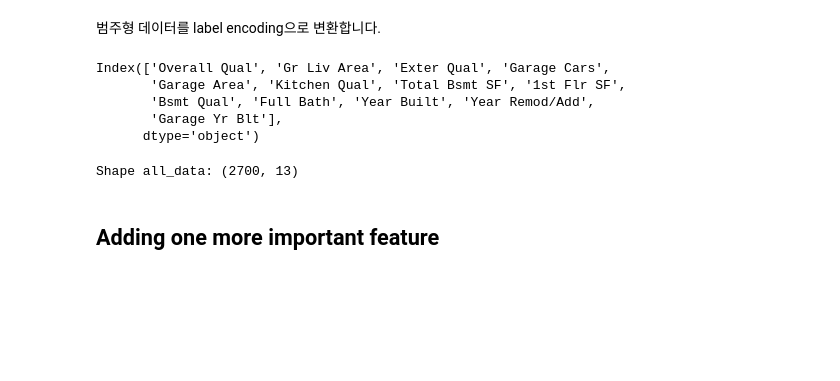
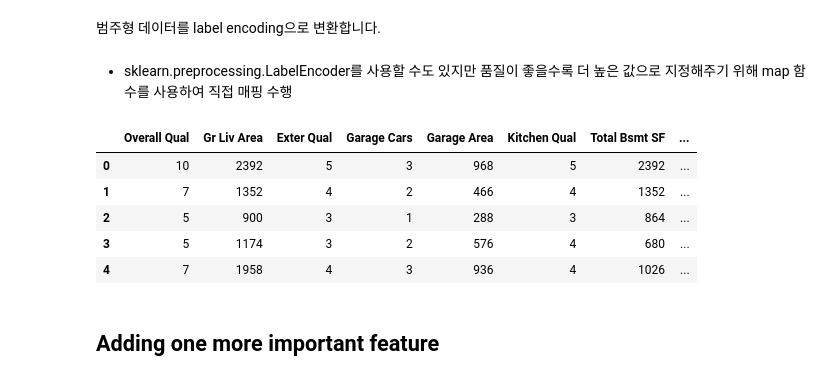
Before and after one commit to hwlim2010/INHA_ML_STUDY, a Jupyter notebook: Dacon/Dacon - house price.ipynb, the cells around one changed output. Cells and saved outputs as stored; diff of their text form; code cells hidden in the pictures; blank space fills up the shorter version.

```diff
--- a/Dacon/Dacon - house price.ipynb
+++ b/Dacon/Dacon - house price.ipynb
@@ -142,28 +136,4 @@ all_data['Bsmt Qual'] = all_data['Bsmt Qual'].apply(str)
 # %% [markdown]
 범주형 데이터를 label encoding으로 변환합니다.
-# %%
-all_data.columns
-# %% [output]
-Index(['Overall Qual', 'Gr Liv Area', 'Exter Qual', 'Garage Cars',
-       'Garage Area', 'Kitchen Qual', 'Total Bsmt SF', '1st Flr SF',
-       'Bsmt Qual', 'Full Bath', 'Year Built', 'Year Remod/Add',
-       'Garage Yr Blt'],
-      dtype='object')
-# %%
-from sklearn.preprocessing import LabelEncoder
-
-cols = ('Overall Qual', 'Gr Liv Area', 'Exter Qual', 'Garage Cars',
-       'Garage Area', 'Kitchen Qual', 'Total Bsmt SF', '1st Flr SF',
-       'Bsmt Qual', 'Full Bath', 'Year Built', 'Year Remod/Add',
-       'Garage Yr Blt')
-
-# process columns, apply LabelEncoder to categorical features
-for c in cols:
-    lbl = LabelEncoder()
-    lbl.fit(list(all_data[c].values))
-    all_data[c] = lbl.transform(list(all_data[c].values))
-
-# shape
-print('Shape all_data: {}'.format(all_data.shape))
-# %% [output]
-Shape all_data: (2700, 13)
+# %% [markdown]
+- sklearn.preprocessing.LabelEncoder를 사용할 수도 있지만 품질이 좋을수록 더 높은 값으로 지정해주기 위해 map 함수를 사용하여 직접 매핑 수행
@@ -170,3 +152,13 @@ Shape all_data: (2700, 13)
+# %%
+all_data = label_encoder(all_data, qual_cols)
+all_data.head()
+# %% [output]
+|  | Overall Qual | Gr Liv Area | Exter Qual | Garage Cars | Garage Area | Kitchen Qual | Total Bsmt SF | ... |
+| 0 | 10 | 2392 | 5 | 3 | 968 | 5 | 2392 | ... |
+| 1 | 7 | 1352 | 4 | 2 | 466 | 4 | 1352 | ... |
+| 2 | 5 | 900 | 3 | 1 | 288 | 3 | 864 | ... |
+| 3 | 5 | 1174 | 3 | 2 | 576 | 4 | 680 | ... |
+| 4 | 7 | 1958 | 4 | 3 | 936 | 4 | 1026 | ... |
 # %% [markdown]
 ## Adding one more important feature
 # %% [markdown]
```
Also changed, not shown: parts of 46 cells of this notebook.
